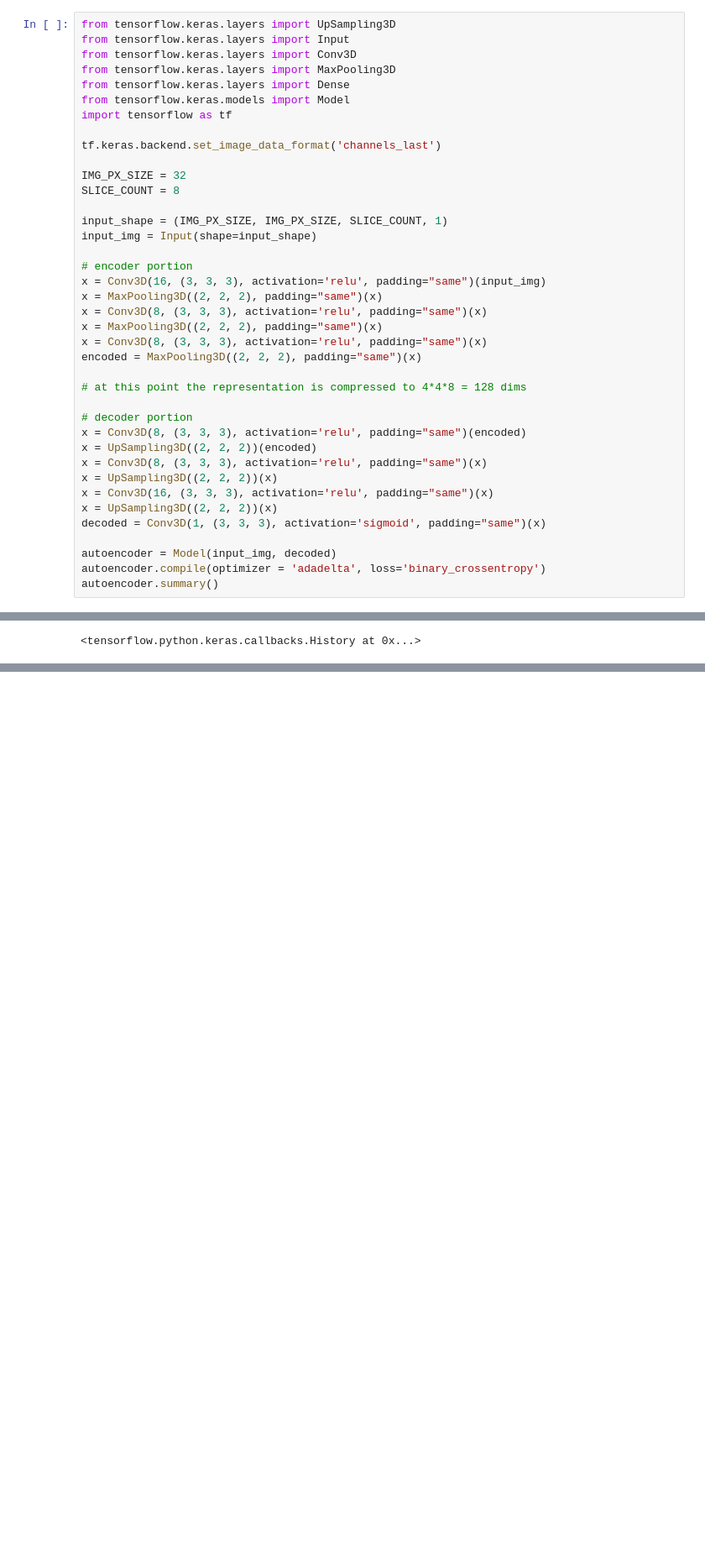
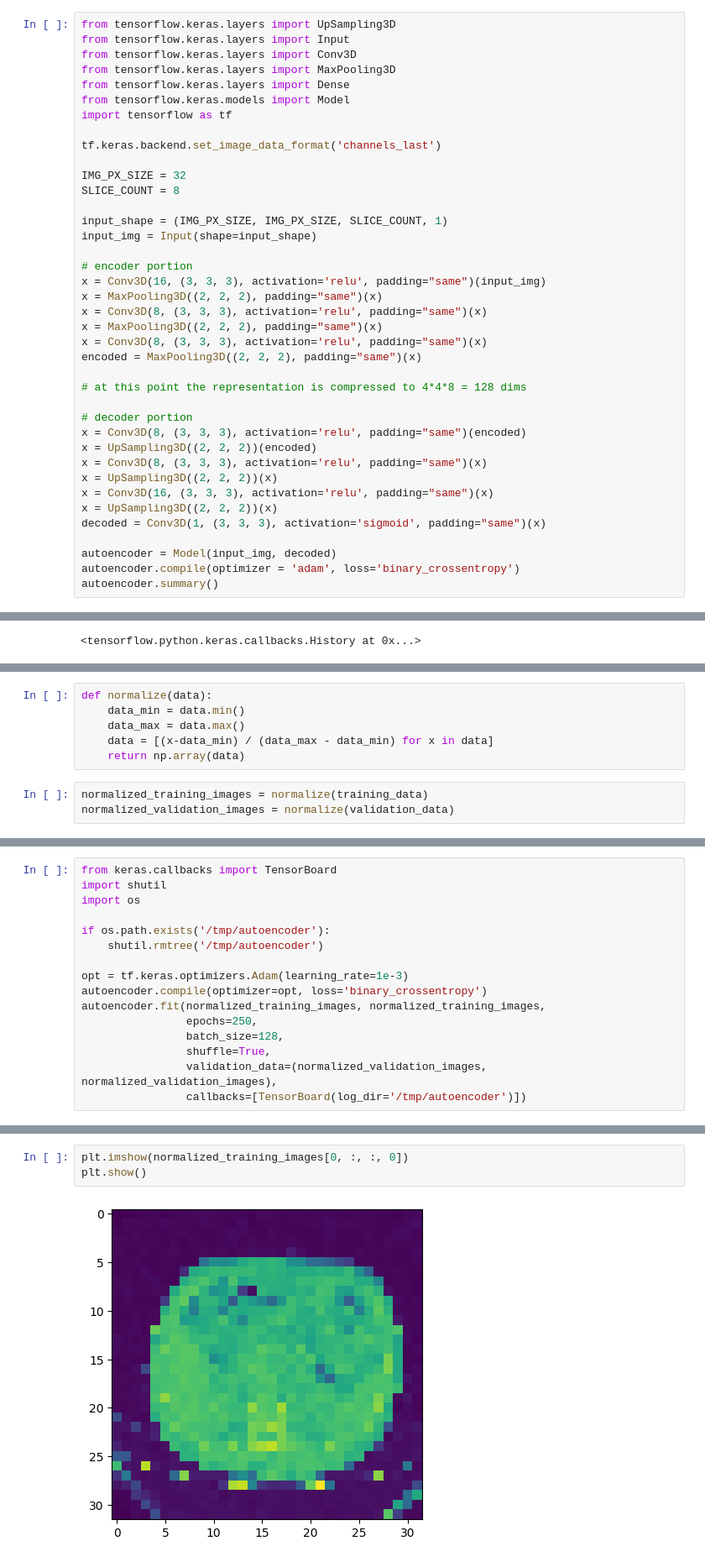
Before and after one commit to vdegenova/osic_kaggle, a Jupyter notebook: Data Ingestion.ipynb, the cells around one changed output, grey strips where cells are left out. Shown at 84% size. Cells and saved outputs as stored; diff of their text form; blank space fills up the shorter version.

Commit message:
trained better autoencoder, need to eval it

```diff
--- a/Data Ingestion.ipynb
+++ b/Data Ingestion.ipynb
@@ -346,6 +346,6 @@ x = UpSampling3D((2, 2, 2))(x)
 decoded = Conv3D(1, (3, 3, 3), activation='sigmoid', padding="same")(x)
 
 autoencoder = Model(input_img, decoded)
-autoencoder.compile(optimizer = 'adadelta', loss='binary_crossentropy')
+autoencoder.compile(optimizer = 'adam', loss='binary_crossentropy')
 autoencoder.summary()
 # %% [output]
@@ -466,0 +517,9 @@ Min: -3028.000, Max: 2132.118
+# %%
+def normalize(data):
+    data_min = data.min()
+    data_max = data.max()
+    data = [(x-data_min) / (data_max - data_min) for x in data]
+    return np.array(data)
+# %%
+normalized_training_images = normalize(training_data)
+normalized_validation_images = normalize(validation_data)
@@ -466,0 +540,16 @@ Min: -3028.000, Max: 2132.118
+# %%
+from keras.callbacks import TensorBoard
+import shutil
+import os
+
+if os.path.exists('/tmp/autoencoder'):
+    shutil.rmtree('/tmp/autoencoder')
+
+opt = tf.keras.optimizers.Adam(learning_rate=1e-3)
+autoencoder.compile(optimizer=opt, loss='binary_crossentropy')
+autoencoder.fit(normalized_training_images, normalized_training_images,
+                epochs=250,
+                batch_size=128,
+                shuffle=True,
+                validation_data=(normalized_validation_images, normalized_validation_images),
+                callbacks=[TensorBoard(log_dir='/tmp/autoencoder')])
@@ -466,0 +575,5 @@ Min: -3028.000, Max: 2132.118
+# %%
+plt.imshow(normalized_training_images[0, :, :, 0])
+plt.show()
+# %% [output]
+[figure, added]
```
Also changed, not shown: parts of 13 cells of this notebook, 4 other files.
